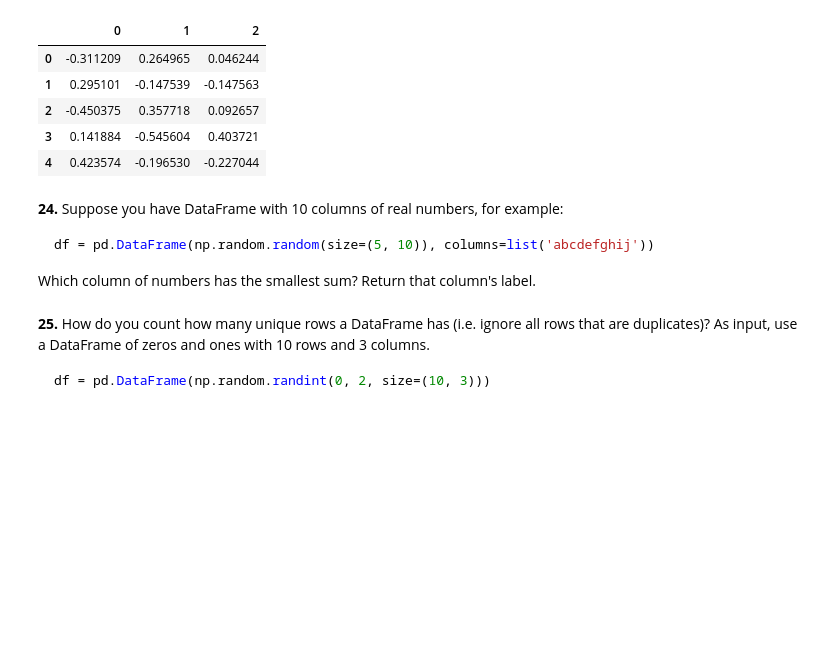
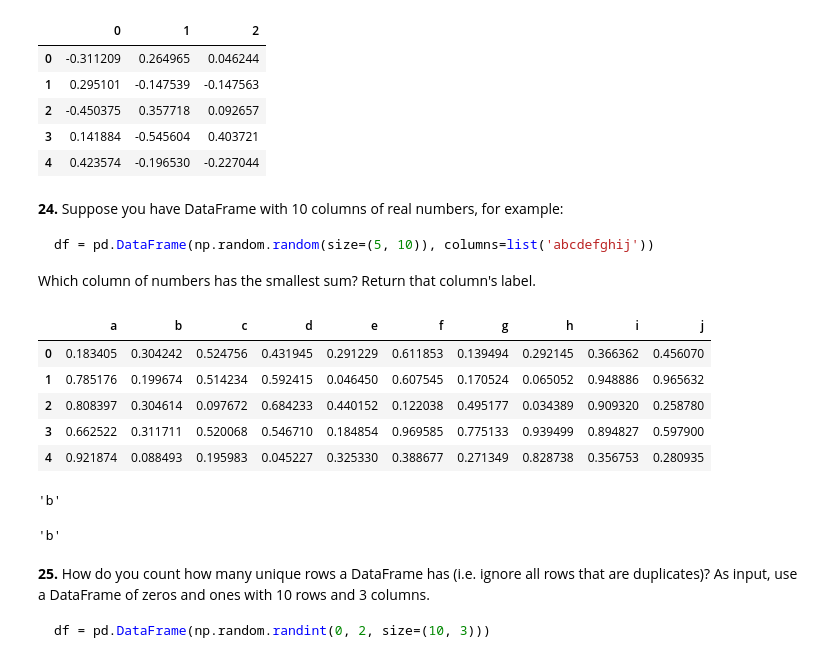
Before and after one commit to MichalMakowiejczuk/100-pandas-puzzles, a Jupyter notebook: 100-pandas-puzzles.ipynb, the cells around one changed output. Cells and saved outputs as stored; diff of their text form; code cells hidden in the pictures; blank space fills up the shorter version.

````diff
--- a/100-pandas-puzzles.ipynb
+++ b/100-pandas-puzzles.ipynb
@@ -367,6 +367,24 @@ df.sub(df.mean(axis=1), axis=0)
 df = pd.DataFrame(np.random.random(size=(5, 10)), columns=list('abcdefghij'))
 ```
 Which column of numbers has the smallest sum?  Return that column's label.
+# %%
+df = pd.DataFrame(np.random.random(size=(5, 10)), columns=list('abcdefghij'))
+df
+# %% [output]
+|  | a | b | c | d | e | f | g | h | i | j |
+| 0 | 0.183405 | 0.304242 | 0.524756 | 0.431945 | 0.291229 | 0.611853 | 0.139494 | 0.292145 | 0.366362 | 0.456070 |
+| 1 | 0.785176 | 0.199674 | 0.514234 | 0.592415 | 0.046450 | 0.607545 | 0.170524 | 0.065052 | 0.948886 | 0.965632 |
+| 2 | 0.808397 | 0.304614 | 0.097672 | 0.684233 | 0.440152 | 0.122038 | 0.495177 | 0.034389 | 0.909320 | 0.258780 |
+| 3 | 0.662522 | 0.311711 | 0.520068 | 0.546710 | 0.184854 | 0.969585 | 0.775133 | 0.939499 | 0.894827 | 0.597900 |
+| 4 | 0.921874 | 0.088493 | 0.195983 | 0.045227 | 0.325330 | 0.388677 | 0.271349 | 0.828738 | 0.356753 | 0.280935 |
+# %%
+df.iloc[:,df.sum().argmin()].name
+# %% [output]
+'b'
+# %%
+df.sum().idxmin()
+# %% [output]
+'b'
 # %% [markdown]
 **25.** How do you count how many unique rows a DataFrame has (i.e. ignore all rows that are duplicates)? As input, use a DataFrame of zeros and ones with 10 rows and 3 columns.
 
````
Also changed, not shown: parts of 5 cells of this notebook.
